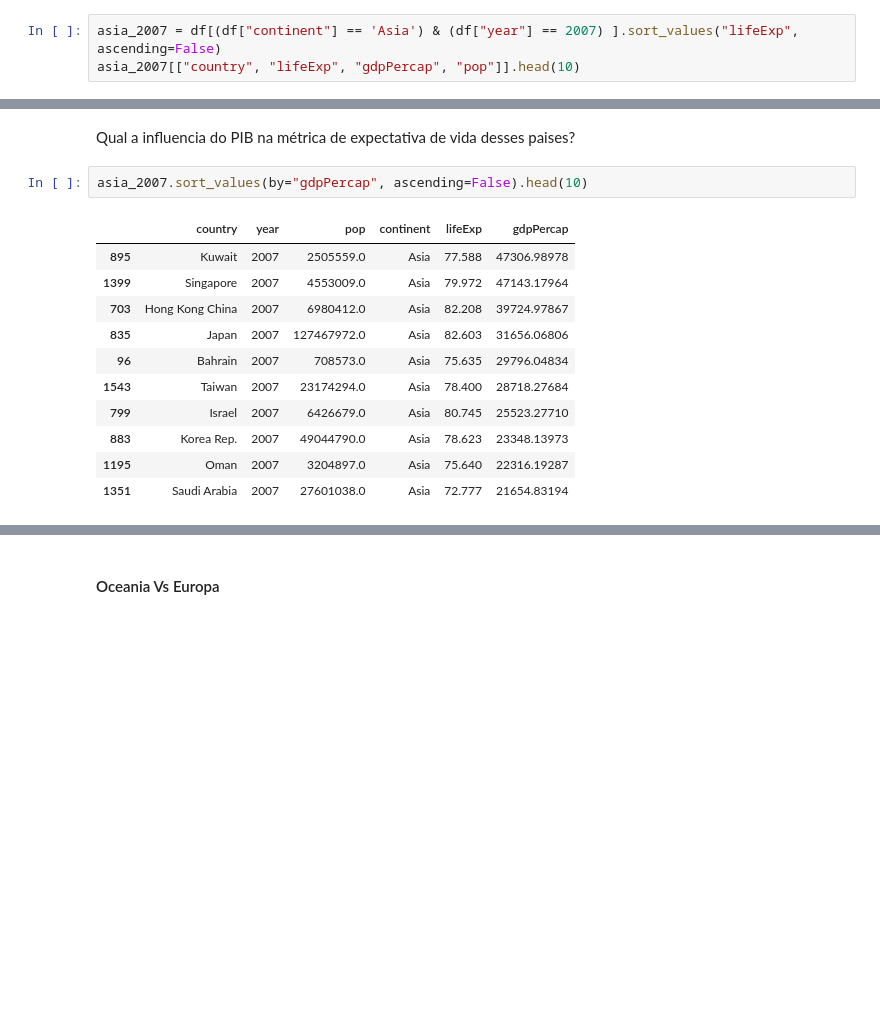
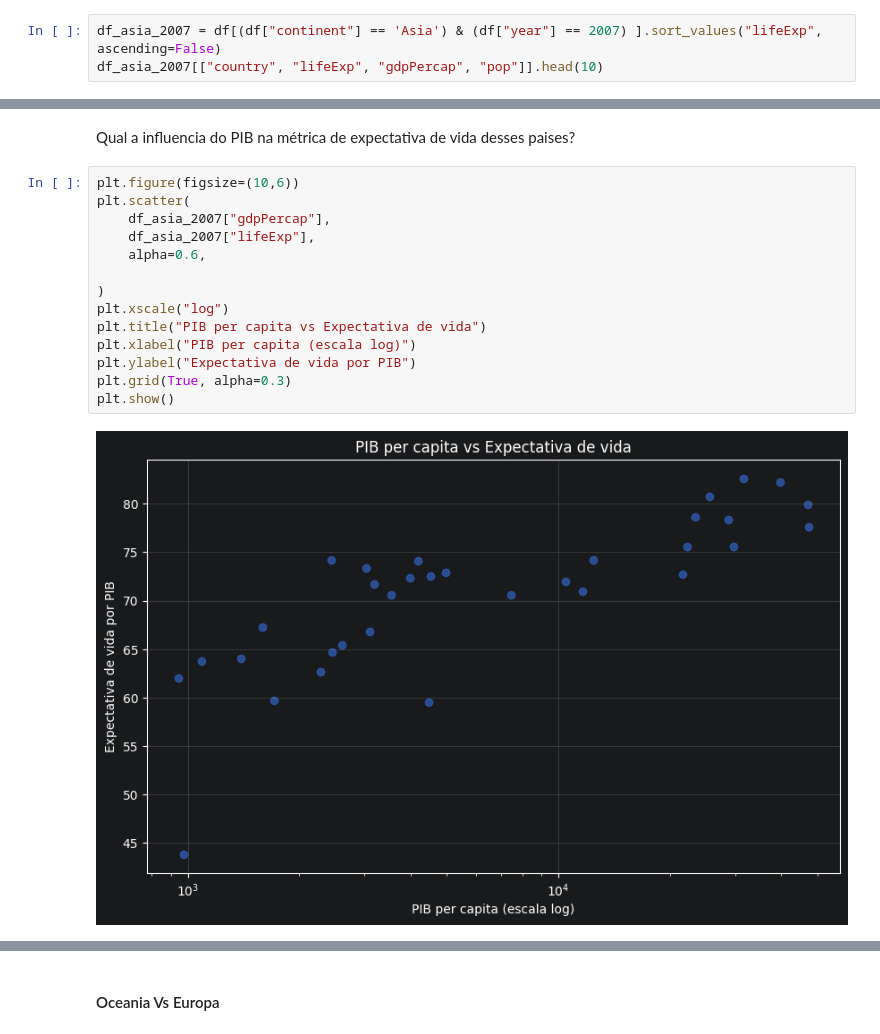
Before and after one commit to RodrigoEmygdio/TRABALHO_PYTHON_CIENCIAS_DADOS, a Jupyter notebook: notebook/Aanlise_Desenvolivmento_Humano.ipynb, the cells around one changed output, grey strips where cells are left out. Cells and saved outputs as stored; diff of their text form; blank space fills up the shorter version.

```diff
--- a/notebook/Aanlise_Desenvolivmento_Humano.ipynb
+++ b/notebook/Aanlise_Desenvolivmento_Humano.ipynb
@@ -604,8 +652,8 @@ Japão matem-se bastante tempo também com expectativa de vida alta.
 # %% [markdown]
 #### Países Asiáticos No Top 10
 # %%
-asia_2007 = df[(df["continent"] == 'Asia') & (df["year"] == 2007) ].sort_values("lifeExp", ascending=False)
-asia_2007[["country", "lifeExp", "gdpPercap", "pop"]].head(10)
+df_asia_2007 = df[(df["continent"] == 'Asia') & (df["year"] == 2007) ].sort_values("lifeExp", ascending=False)
+df_asia_2007[["country", "lifeExp", "gdpPercap", "pop"]].head(10)
 # %% [output]
 |  | country | lifeExp | gdpPercap | pop |
 | 835 | Japan | 82.603 | 31656.068060 | 127467972.0 |
@@ -633,16 +694,18 @@ Name: lifeExp, dtype: float64
 # %% [markdown]
 Qual a influencia do PIB na métrica de expectativa de vida desses paises?
 # %%
-asia_2007.sort_values(by="gdpPercap", ascending=False).head(10)
+plt.figure(figsize=(10,6))
+plt.scatter(
+    df_asia_2007["gdpPercap"],
+    df_asia_2007["lifeExp"],
+    alpha=0.6,
+
+)
+plt.xscale("log")
+plt.title("PIB per capita vs Expectativa de vida")
+plt.xlabel("PIB per capita (escala log)")
+plt.ylabel("Expectativa de vida por PIB")
+plt.grid(True, alpha=0.3)
+plt.show()
 # %% [output]
-|  | country | year | pop | continent | lifeExp | gdpPercap |
-| 895 | Kuwait | 2007 | 2505559.0 | Asia | 77.588 | 47306.98978 |
-| 1399 | Singapore | 2007 | 4553009.0 | Asia | 79.972 | 47143.17964 |
-| 703 | Hong Kong China | 2007 | 6980412.0 | Asia | 82.208 | 39724.97867 |
-| 835 | Japan | 2007 | 127467972.0 | Asia | 82.603 | 31656.06806 |
-| 96 | Bahrain | 2007 | 708573.0 | Asia | 75.635 | 29796.04834 |
-| 1543 | Taiwan | 2007 | 23174294.0 | Asia | 78.400 | 28718.27684 |
-| 799 | Israel | 2007 | 6426679.0 | Asia | 80.745 | 25523.27710 |
-| 883 | Korea Rep. | 2007 | 49044790.0 | Asia | 78.623 | 23348.13973 |
-| 1195 | Oman | 2007 | 3204897.0 | Asia | 75.640 | 22316.19287 |
-| 1351 | Saudi Arabia | 2007 | 27601038.0 | Asia | 72.777 | 21654.83194 |
+[figure, added]
```
Also changed, not shown: parts of 21 cells of this notebook.
